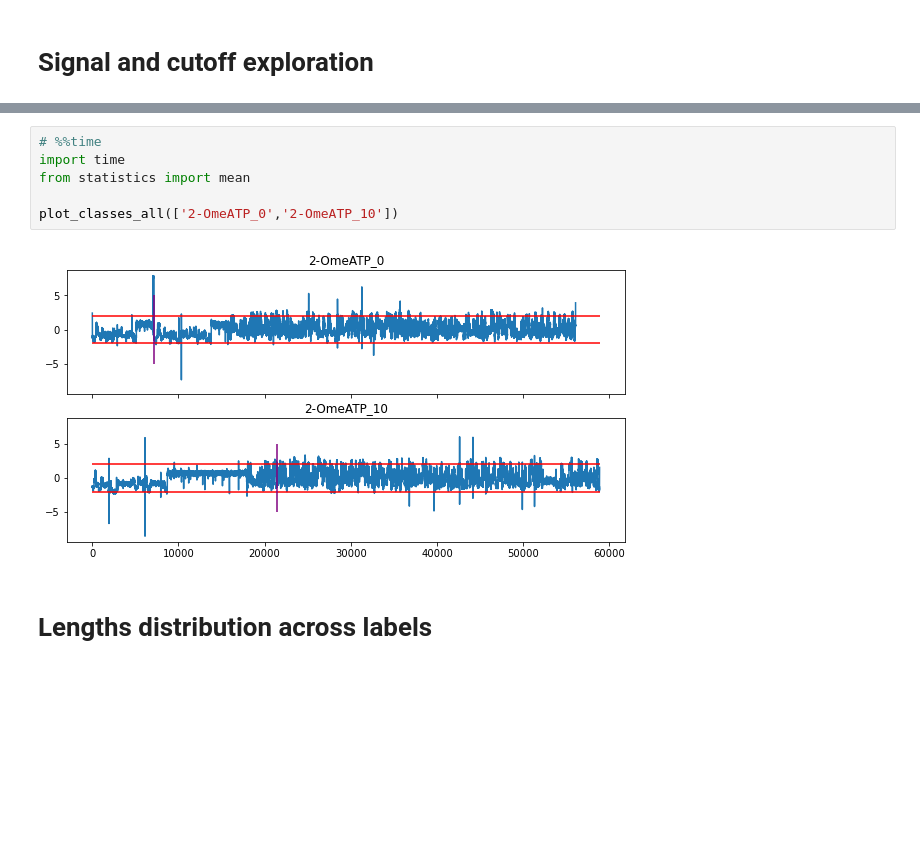
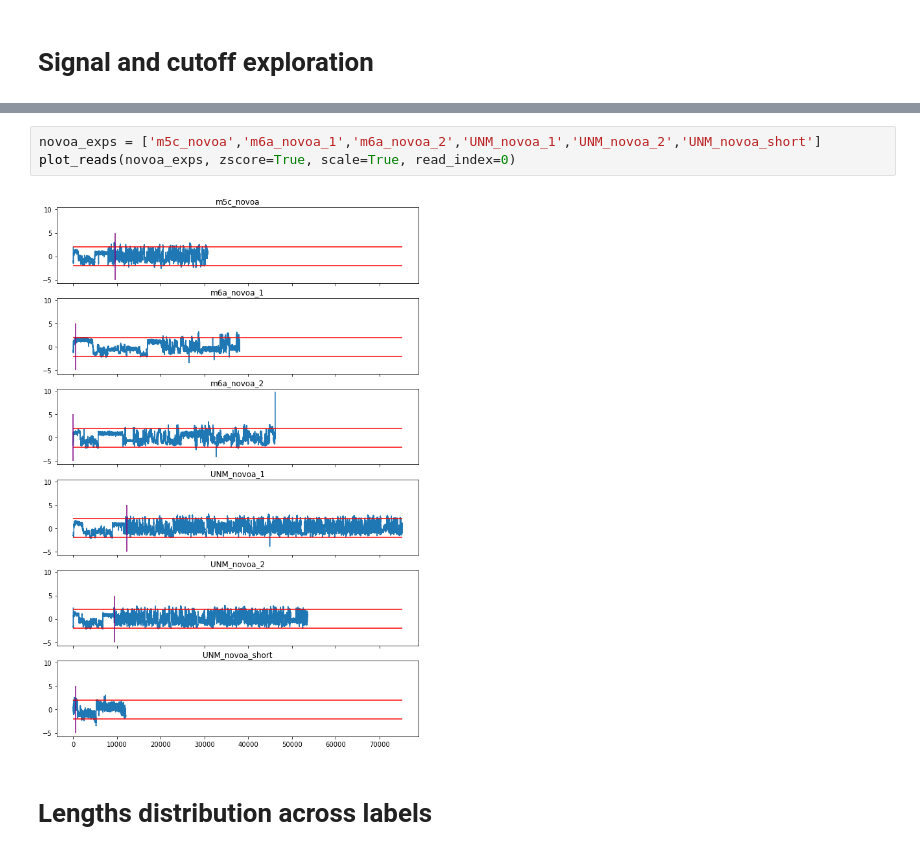
Before and after one commit to maragkakislab/rnakinet, a Jupyter notebook: rnamodif/util_notebooks/Explore.ipynb, the cells around one changed output, grey strips where cells are left out. Saved outputs shown, nothing was run; the diff lists cells and outputs as text; blank space fills up the shorter version.

```diff
--- a/rnamodif/util_notebooks/Explore.ipynb
+++ b/rnamodif/util_notebooks/Explore.ipynb
@@ -135,10 +13,7 @@ def plot_classes_all(exp_list, total_limit=None, index=random.randint(0,100)):
-# %%
-# %%time
-import time
-from statistics import mean
-
-plot_classes_all(['2-OmeATP_0','2-OmeATP_10'])
-# %% [output]
-[figure, removed]
+# %%
+novoa_exps = ['m5c_novoa','m6a_novoa_1','m6a_novoa_2','UNM_novoa_1','UNM_novoa_2','UNM_novoa_short']
+plot_reads(novoa_exps, zscore=True, scale=True, read_index=0)
+# %% [output]
+[figure, added]
 # %% [markdown]
 # Lengths distribution across labels
```
Also changed, not shown: parts of 25 cells of this notebook, 16 other files.
